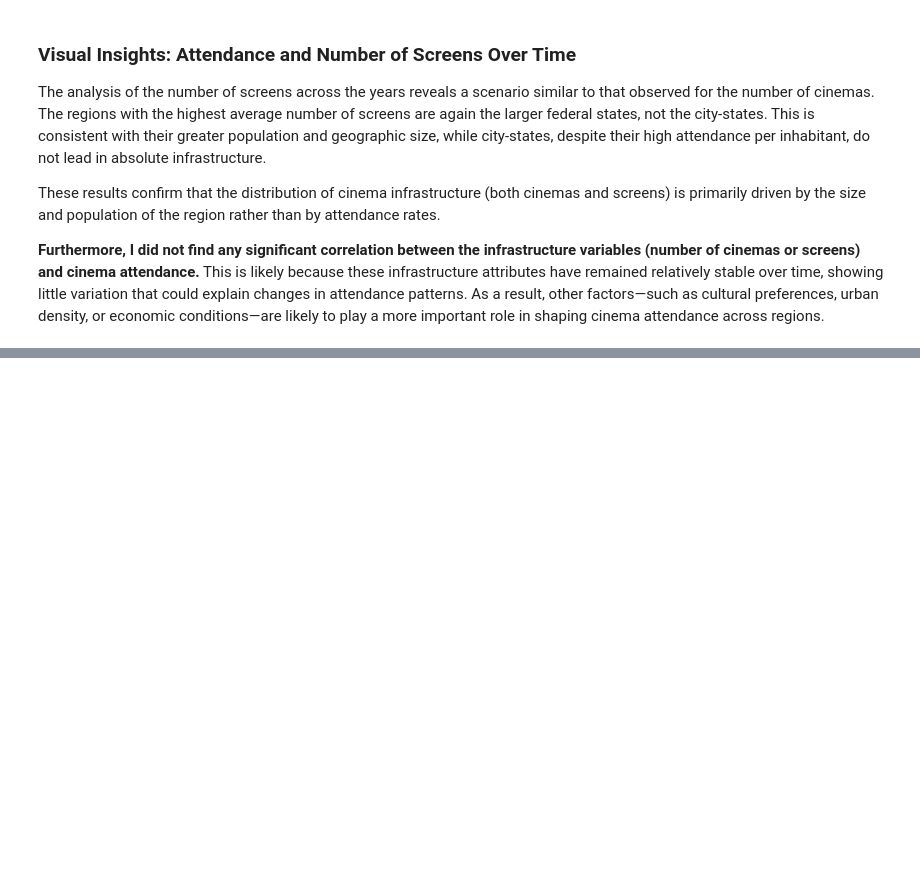
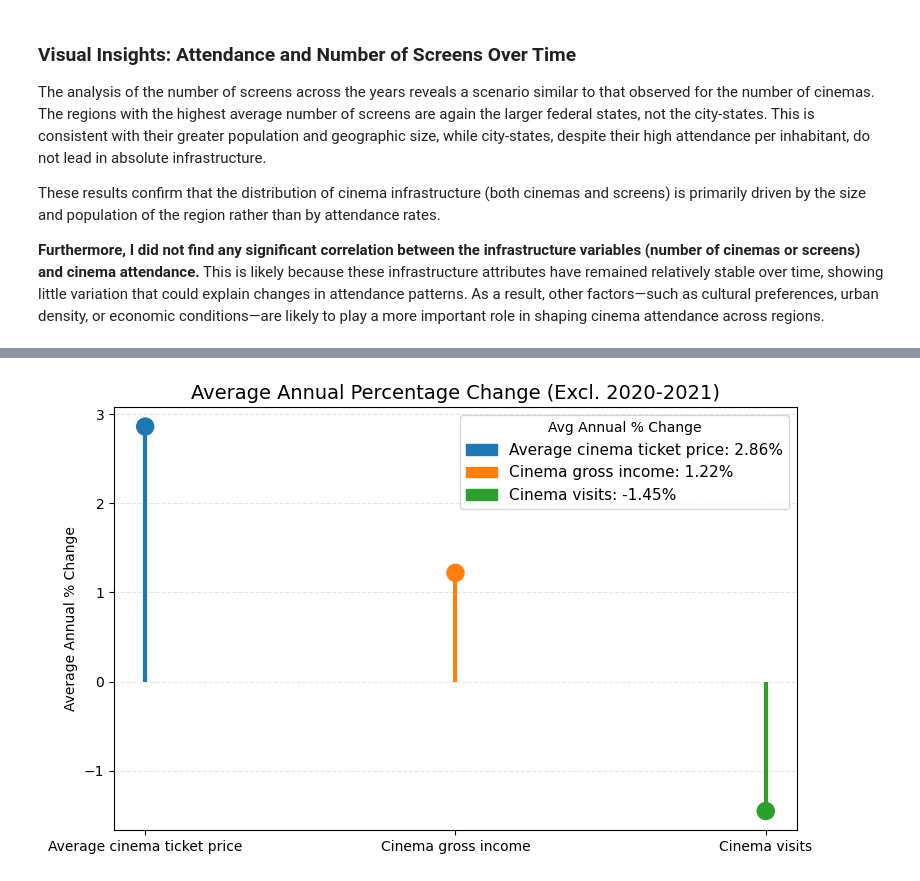
Before and after one commit to federico-bnt/German-cinema-exploratory-analysis-2025, a Jupyter notebook: bin/analysis_notebook.ipynb, the cells around one changed output, grey strips where cells are left out. Saved outputs shown, nothing was run; the diff lists cells and outputs as text; code cells hidden in the pictures; blank space fills up the shorter version.

```diff
--- a/bin/analysis_notebook.ipynb
+++ b/bin/analysis_notebook.ipynb
@@ -979,0 +1079,52 @@ To address this, in the final part of the analysis, I will examine if the evolut
+# %%
+# Lollipop chart for average annual percentage change in cinema metrics (excluding 2020 and 2021)
+
+plt.figure(figsize=(8, 5))
+ax = plt.gca()
+
+# Draw stems
+ax.vlines(
+    x=results_df['Metric'],
+    ymin=0,
+    ymax=results_df['Average Annual % Change'],
+    color=['#1f77b4', '#ff7f0e', '#2ca02c'],
+    linewidth=3
+)
+
+# Draw points
+ax.scatter(
+    results_df['Metric'],
+    results_df['Average Annual % Change'],
+    s=150,
+    color=['#1f77b4', '#ff7f0e', '#2ca02c'],
+    zorder=3
+)
+
+# Prepare custom legend labels
+labels = [
+    f"{metric}: {val:.2f}%"
+    for metric, val in zip(results_df['Metric'], results_df['Average Annual % Change'])
+]
+colors = ['#1f77b4', '#ff7f0e', '#2ca02c']
+
+# Create custom legend handles
+from matplotlib.patches import Patch
+handles = [Patch(color=col, label=lab) for col, lab in zip(colors, labels)]
+
+# Add the custom legend box at the top right
+ax.legend(
+    handles=handles,
+    loc='upper right',
+    fontsize=11,
+    frameon=True,
+    title="Avg Annual % Change"
+)
+
+plt.title('Average Annual Percentage Change (Excl. 2020-2021)', fontsize=14)
+plt.ylabel('Average Annual % Change')
+plt.xlabel('')
+plt.grid(axis='y', linestyle='--', alpha=0.3)
+plt.tight_layout()
+plt.show()
+# %% [output]
+[figure, added]
```
Also changed, not shown: parts of 9 cells of this notebook.
